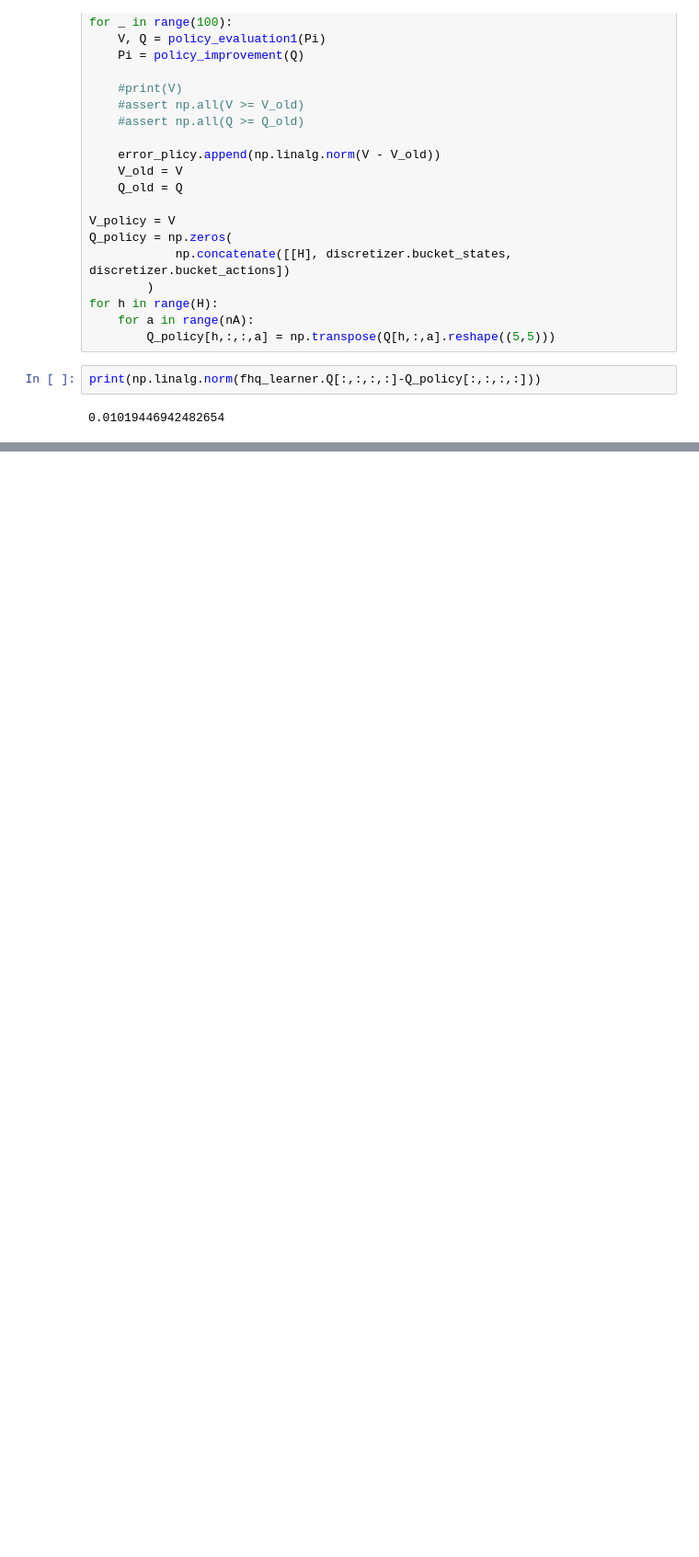
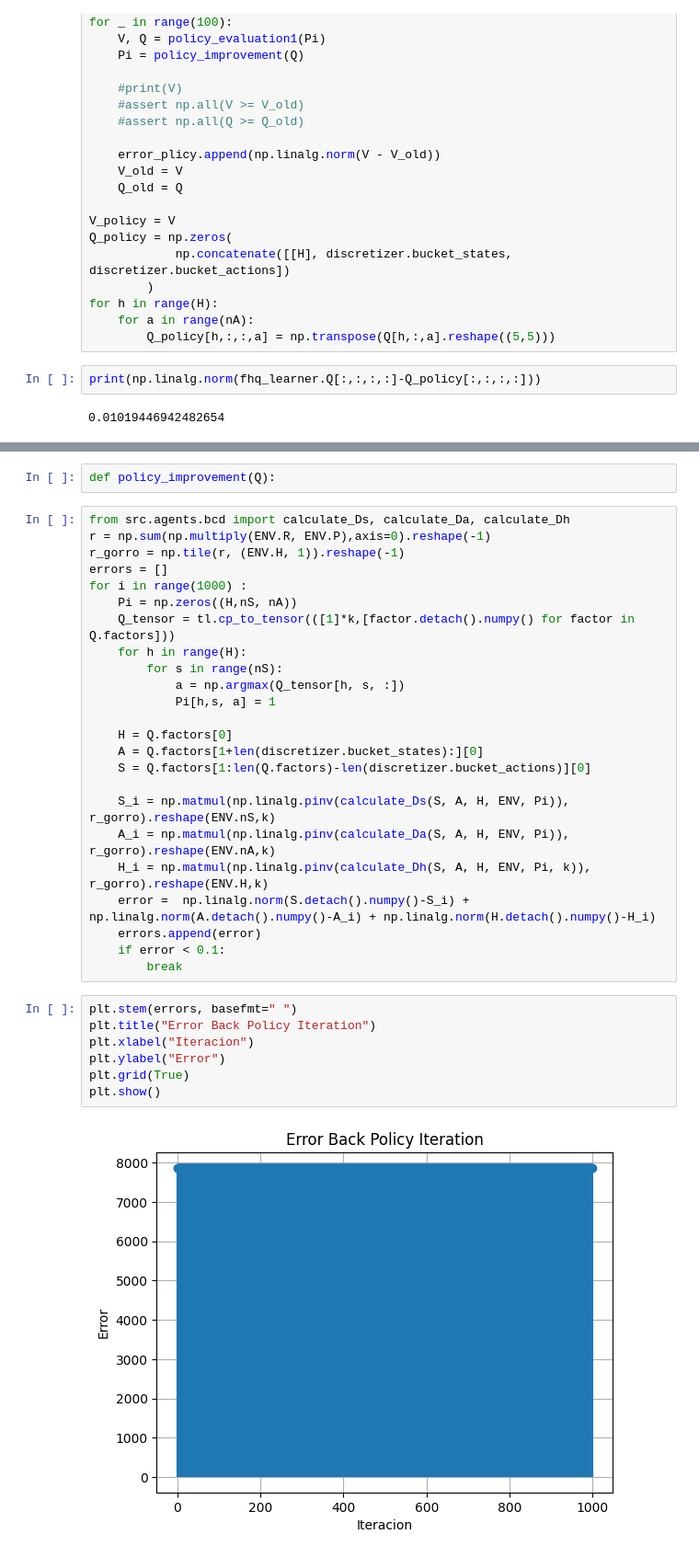
Before and after one commit to sergiorozada12/fhtlr-opt-learning, a Jupyter notebook: LowRankDecomposition.ipynb, the cells around one changed output, grey strips where cells are left out. Shown at 92% size. Saved outputs shown, nothing was run; the diff lists cells and outputs as text; blank space fills up the shorter version.

```diff
--- a/LowRankDecomposition.ipynb
+++ b/LowRankDecomposition.ipynb
@@ -204,0 +248,35 @@ print(np.linalg.norm(fhq_learner.Q[:,:,:,:]-Q_policy[:,:,:,:]))
+# %%
+def policy_improvement(Q):
+# %%
+from src.agents.bcd import calculate_Ds, calculate_Da, calculate_Dh
+r = np.sum(np.multiply(ENV.R, ENV.P),axis=0).reshape(-1)
+r_gorro = np.tile(r, (ENV.H, 1)).reshape(-1)
+errors = []
+for i in range(1000) :
+    Pi = np.zeros((H,nS, nA))
+    Q_tensor = tl.cp_to_tensor(([1]*k,[factor.detach().numpy() for factor in Q.factors]))
+    for h in range(H):
+        for s in range(nS):
+            a = np.argmax(Q_tensor[h, s, :])
+            Pi[h,s, a] = 1
+
+    H = Q.factors[0]
+    A = Q.factors[1+len(discretizer.bucket_states):][0]
+    S = Q.factors[1:len(Q.factors)-len(discretizer.bucket_actions)][0]
+
+    S_i = np.matmul(np.linalg.pinv(calculate_Ds(S, A, H, ENV, Pi)), r_gorro).reshape(ENV.nS,k)
+    A_i = np.matmul(np.linalg.pinv(calculate_Da(S, A, H, ENV, Pi)), r_gorro).reshape(ENV.nA,k)
+    H_i = np.matmul(np.linalg.pinv(calculate_Dh(S, A, H, ENV, Pi, k)), r_gorro).reshape(ENV.H,k)
+    error =  np.linalg.norm(S.detach().numpy()-S_i) + np.linalg.norm(A.detach().numpy()-A_i) + np.linalg.norm(H.detach().numpy()-H_i)
+    errors.append(error)
+    if error < 0.1:
+        break
+# %%
+plt.stem(errors, basefmt=" ")
+plt.title("Error Back Policy Iteration")
+plt.xlabel("Iteracion")
+plt.ylabel("Error")
+plt.grid(True)
+plt.show()
+# %% [output]
+[figure, added]
```
Also changed, not shown: parts of 37 cells of this notebook, 1 other file.
